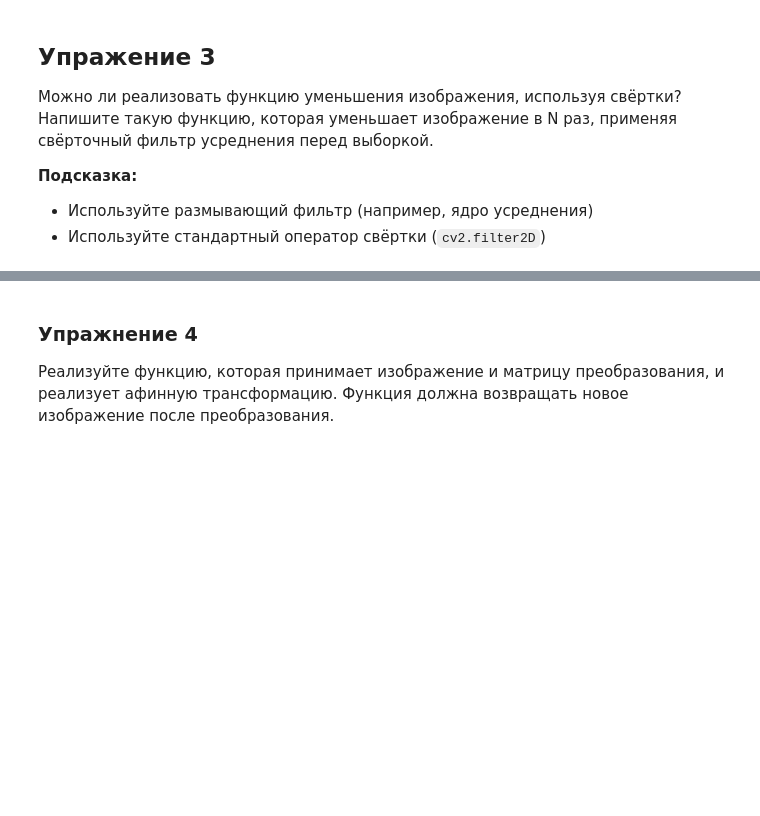
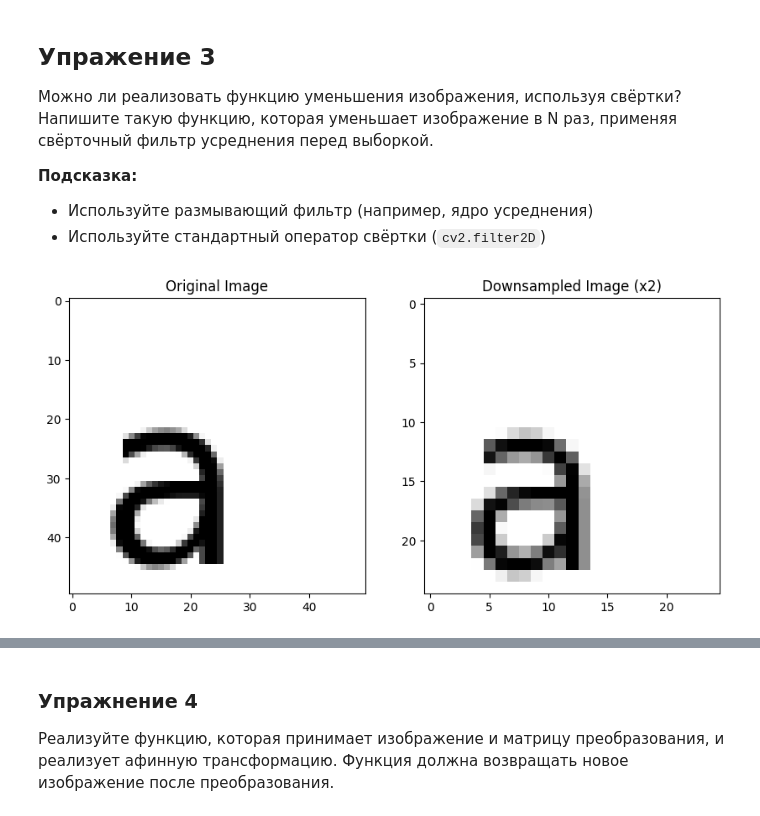
Before and after one commit to Georgiy2035/cv_course_2026_kga-hw, a Jupyter notebook: seminars/seminar_04/Seminar_4.ipynb, the cells around one changed output, grey strips where cells are left out. Cells and saved outputs as stored; diff of their text form; code cells hidden in the pictures; blank space fills up the shorter version.

```diff
--- a/seminars/seminar_04/Seminar_4.ipynb
+++ b/seminars/seminar_04/Seminar_4.ipynb
@@ -755,34 +833,38 @@ def downsample_with_convolution(img: np.ndarray, scale_factor: int) -> np.ndarra
     Downsamples an image using convolution before subsampling.
 
     Args:
         img (np.ndarray): Input image.
         scale_factor (int): Factor by which to downsample the image (must be >= 2).
 
     Returns:
         np.ndarray: Downsampled image.
 
     Raises:
         ValueError: If scale_factor is less than 2.
     """
     if scale_factor < 2:
         raise ValueError("Scale factor must be >= 2")
 
-    pass
+    kernel = np.ones((scale_factor, scale_factor), dtype=np.float32) / (scale_factor ** 2)
+    blurred = cv2.filter2D(img, -1, kernel, borderType=cv2.BORDER_REFLECT_101)
+    return blurred[::scale_factor, ::scale_factor]
 
 
 a_letter_downsampled_convolution = downsample_with_convolution(a_letter, 2)
 
 # Визуализация
 plt.figure(figsize=(10, 5))
 plt.subplot(1, 2, 1)
 plt.imshow(a_letter, cmap='gray')
 plt.title("Original Image")
 
 plt.subplot(1, 2, 2)
 plt.imshow(a_letter_downsampled_convolution, cmap='gray')
 plt.title("Downsampled Image (x2)")
 
 plt.show()
+# %% [output]
+[figure, added]
 # %% [markdown]
 ## Трансформация изображений
 
```
Also changed, not shown: parts of 23 cells of this notebook, 12 other files.
